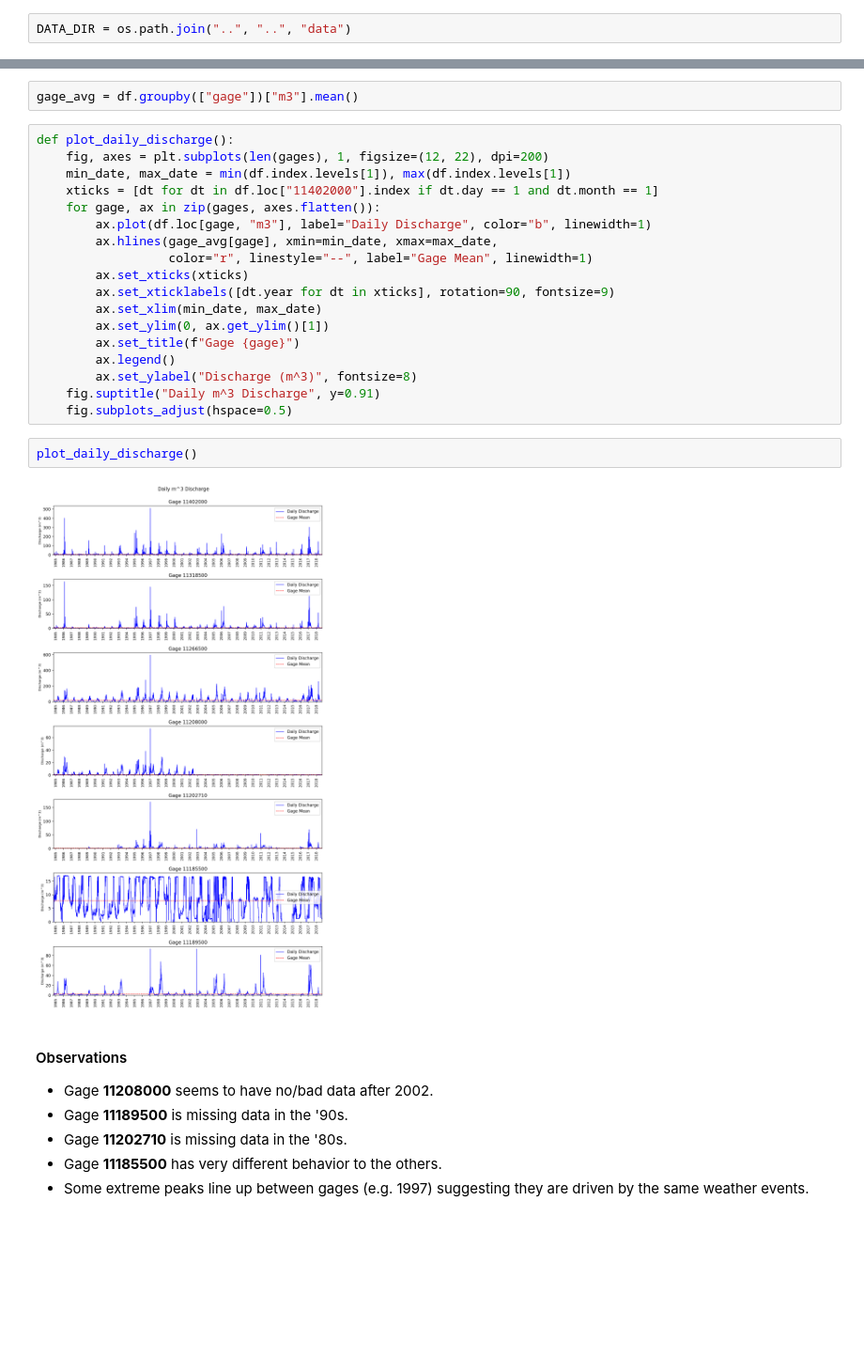
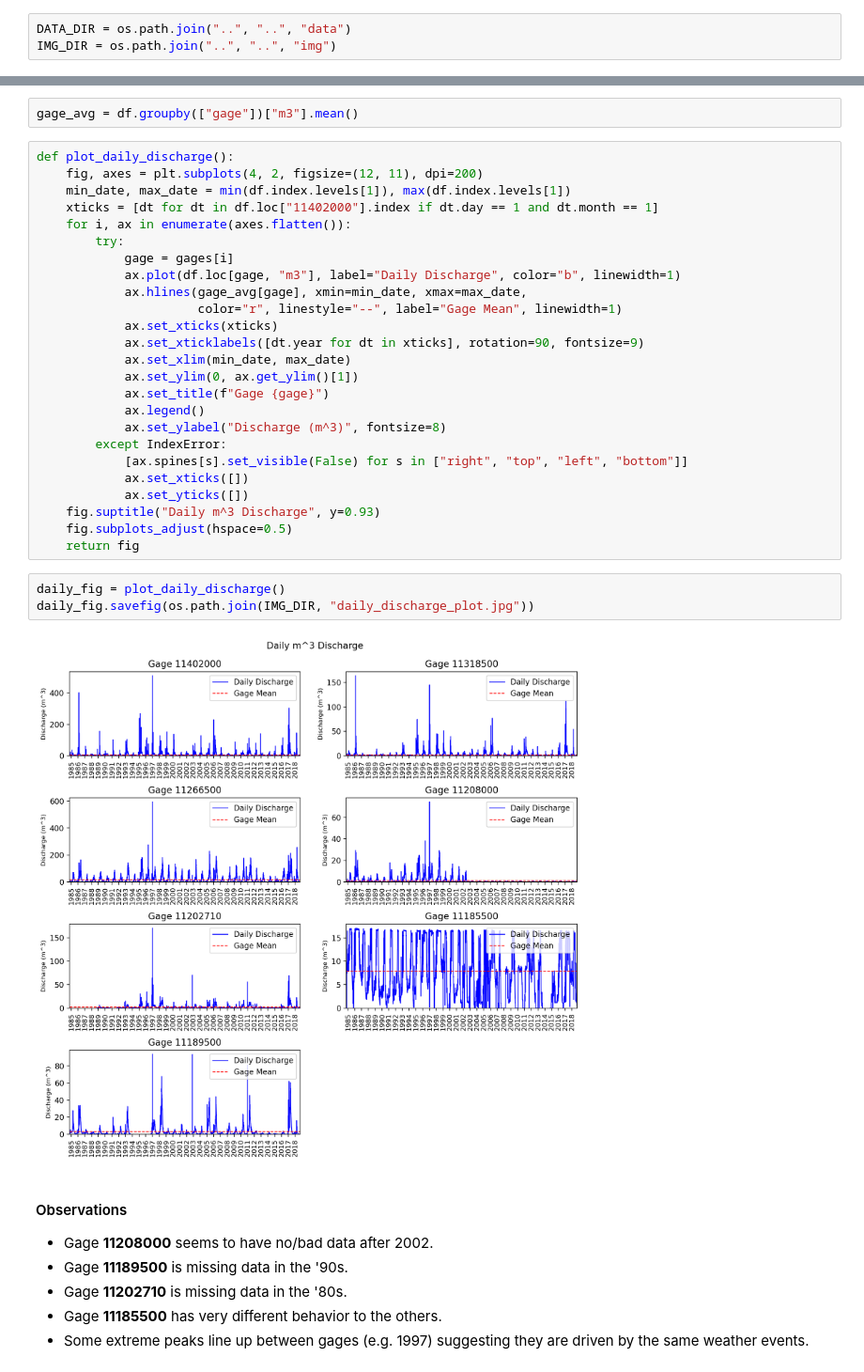
Before and after one commit to MIDS-capstone-fate-of-snow/discharge-estimation, a Jupyter notebook: eda/streamgage/Streamgage Data EDA.ipynb, the cells around one changed output, grey strips where cells are left out. Shown at 94% size. Saved outputs shown, nothing was run; the diff lists cells and outputs as text; blank space fills up the shorter version.

Commit message:
refactor plots and save for presentation

```diff
--- a/eda/streamgage/Streamgage Data EDA.ipynb
+++ b/eda/streamgage/Streamgage Data EDA.ipynb
@@ -9,6 +9,7 @@ import numpy as np
 import pandas as pd
 # %%
 DATA_DIR = os.path.join("..", "..", "data")
+IMG_DIR = os.path.join("..", "..", "img")
 # %%
 fp = os.path.join(DATA_DIR, "hydrograph-excel-sheet-tp-cleaned.xlsx")
 xl = pd.ExcelFile(fp)
@@ -81,26 +82,34 @@ True
 gage_avg = df.groupby(["gage"])["m3"].mean()
 # %%
 def plot_daily_discharge():
-    fig, axes = plt.subplots(len(gages), 1, figsize=(12, 22), dpi=200)
+    fig, axes = plt.subplots(4, 2, figsize=(12, 11), dpi=200)
     min_date, max_date = min(df.index.levels[1]), max(df.index.levels[1])
     xticks = [dt for dt in df.loc["11402000"].index if dt.day == 1 and dt.month == 1]
-    for gage, ax in zip(gages, axes.flatten()):
-        ax.plot(df.loc[gage, "m3"], label="Daily Discharge", color="b", linewidth=1)
-        ax.hlines(gage_avg[gage], xmin=min_date, xmax=max_date,
-                  color="r", linestyle="--", label="Gage Mean", linewidth=1)
-        ax.set_xticks(xticks)
-        ax.set_xticklabels([dt.year for dt in xticks], rotation=90, fontsize=9)
-        ax.set_xlim(min_date, max_date)
-        ax.set_ylim(0, ax.get_ylim()[1])
-        ax.set_title(f"Gage {gage}")
-        ax.legend()
-        ax.set_ylabel("Discharge (m^3)", fontsize=8)
-    fig.suptitle("Daily m^3 Discharge", y=0.91)
+    for i, ax in enumerate(axes.flatten()):
+        try:
+            gage = gages[i]
+            ax.plot(df.loc[gage, "m3"], label="Daily Discharge", color="b", linewidth=1)
+            ax.hlines(gage_avg[gage], xmin=min_date, xmax=max_date,
+                      color="r", linestyle="--", label="Gage Mean", linewidth=1)
+            ax.set_xticks(xticks)
+            ax.set_xticklabels([dt.year for dt in xticks], rotation=90, fontsize=9)
+            ax.set_xlim(min_date, max_date)
+            ax.set_ylim(0, ax.get_ylim()[1])
+            ax.set_title(f"Gage {gage}")
+            ax.legend()
+            ax.set_ylabel("Discharge (m^3)", fontsize=8)
+        except IndexError:
+            [ax.spines[s].set_visible(False) for s in ["right", "top", "left", "bottom"]]
+            ax.set_xticks([])
+            ax.set_yticks([])
+    fig.suptitle("Daily m^3 Discharge", y=0.93)
     fig.subplots_adjust(hspace=0.5)
+    return fig
 # %%
-plot_daily_discharge()
+daily_fig = plot_daily_discharge()
+daily_fig.savefig(os.path.join(IMG_DIR, "daily_discharge_plot.jpg"))
 # %% [output]
-[figure, old version]
+[figure, new version]
 # %% [markdown]
 #### Observations
 
```
Also changed, not shown: parts of 4 cells of this notebook, 4 other files.
